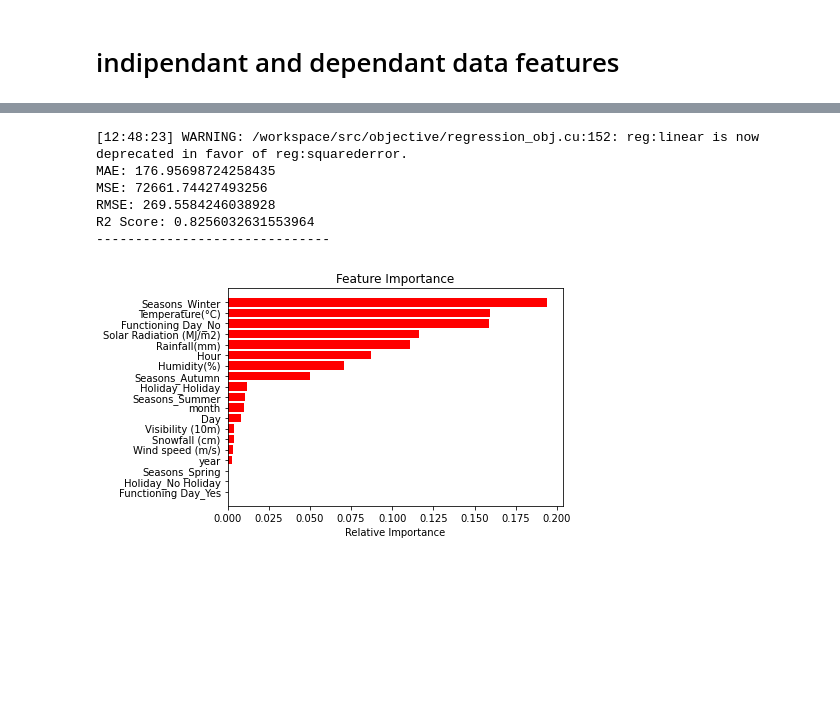
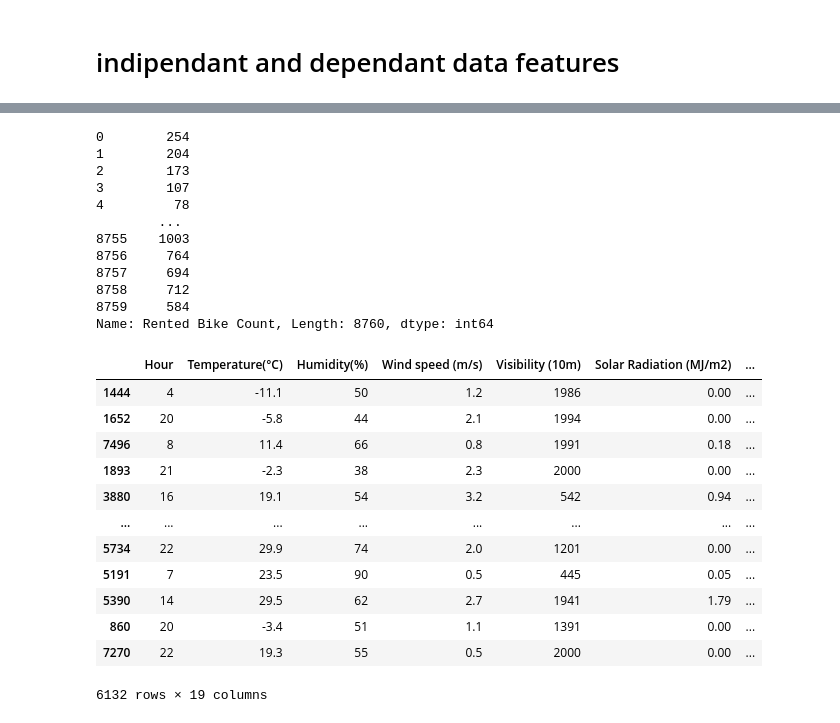
Before and after one commit to ajitpadole/Bike-Sharing-Demand-Prediction-, a Jupyter notebook: Bike_Sharing_Demand_Prediction_Capstone_Project.ipynb, the cells around one changed output, grey strips where cells are left out. Cells and saved outputs as stored; diff of their text form; code cells hidden in the pictures; blank space fills up the shorter version.

```diff
--- a/Bike_Sharing_Demand_Prediction_Capstone_Project.ipynb
+++ b/Bike_Sharing_Demand_Prediction_Capstone_Project.ipynb
@@ -296,2 +314,17 @@ x =df[['Hour', 'Temperature(°C)', 'Humidity(%)',
+# %%
+y
+# %% [output]
+0        254
+1        204
+2        173
+3        107
+4         78
+        ...
+8755    1003
+8756     764
+8757     694
+8758     712
+8759     584
+Name: Rented Bike Count, Length: 8760, dtype: int64
 # %%
-X_train, X_test, y_train, y_test = train_test_split(x, y, test_size=0.2, random_state=42)
+X_train, X_test, y_train, y_test = train_test_split(x, y, test_size=0.30, random_state=42)
@@ -309,23 +330,0 @@ def evaluation(y, predictions):
-# %%
-xgb = XGBRegressor(n_estimators=1000, learning_rate=0.01)
-xgb.fit(X_train, y_train)
-predictions = xgb.predict(X_test)
-
-mae, mse, rmse, r_squared = evaluation(y_test, predictions)
-print("MAE:", mae)
-print("MSE:", mse)
-print("RMSE:", rmse)
-print("R2 Score:", r_squared)
-print("-"*30)
-# rmse_cross_val = rmse_cv(xgb)
-# print("RMSE Cross-Validation:", rmse_cross_val)
-
-# new_row = {"Model": "XGBRegressor","MAE": mae, "MSE": mse, "RMSE": rmse, "R2 Score": r_squared, "RMSE (Cross-Validation)": rmse_cross_val}
-# models = models.append(new_row, ignore_index=True)
-# %% [output]
-[12:48:23] WARNING: /workspace/src/objective/regression_obj.cu:152: reg:linear is now deprecated in favor of reg:squarederror.
-MAE: 176.95698724258435
-MSE: 72661.74427493256
-RMSE: 269.5584246038928
-R2 Score: 0.8256032631553964
-------------------------------
@@ -355,13 +331,16 @@ R2 Score: 0.8256032631553964
-# %%
-features = X_train.columns
-importances = xgb.feature_importances_
-indices = np.argsort(importances)
-
-plt.title('Feature Importance')
-plt.barh(range(len(indices)), importances[indices], color='red', align='center')
-plt.yticks(range(len(indices)), [features[i] for i in indices])
-plt.xlabel('Relative Importance')
-
-plt.show()
-# %% [output]
-[figure, removed]
+# %%
+X_train
+# %% [output]
+|  | Hour | Temperature(°C) | Humidity(%) | Wind speed (m/s) | Visibility (10m) | Solar Radiation (MJ/m2) | ... |
+| 1444 | 4 | -11.1 | 50 | 1.2 | 1986 | 0.00 | ... |
+| 1652 | 20 | -5.8 | 44 | 2.1 | 1994 | 0.00 | ... |
+| 7496 | 8 | 11.4 | 66 | 0.8 | 1991 | 0.18 | ... |
+| 1893 | 21 | -2.3 | 38 | 2.3 | 2000 | 0.00 | ... |
+| 3880 | 16 | 19.1 | 54 | 3.2 | 542 | 0.94 | ... |
+| ... | ... | ... | ... | ... | ... | ... | ... |
+| 5734 | 22 | 29.9 | 74 | 2.0 | 1201 | 0.00 | ... |
+| 5191 | 7 | 23.5 | 90 | 0.5 | 445 | 0.05 | ... |
+| 5390 | 14 | 29.5 | 62 | 2.7 | 1941 | 1.79 | ... |
+| 860 | 20 | -3.4 | 51 | 1.1 | 1391 | 0.00 | ... |
+| 7270 | 22 | 19.3 | 55 | 0.5 | 2000 | 0.00 | ... |
+6132 rows × 19 columns
```
Also changed, not shown: parts of 17 cells of this notebook.
